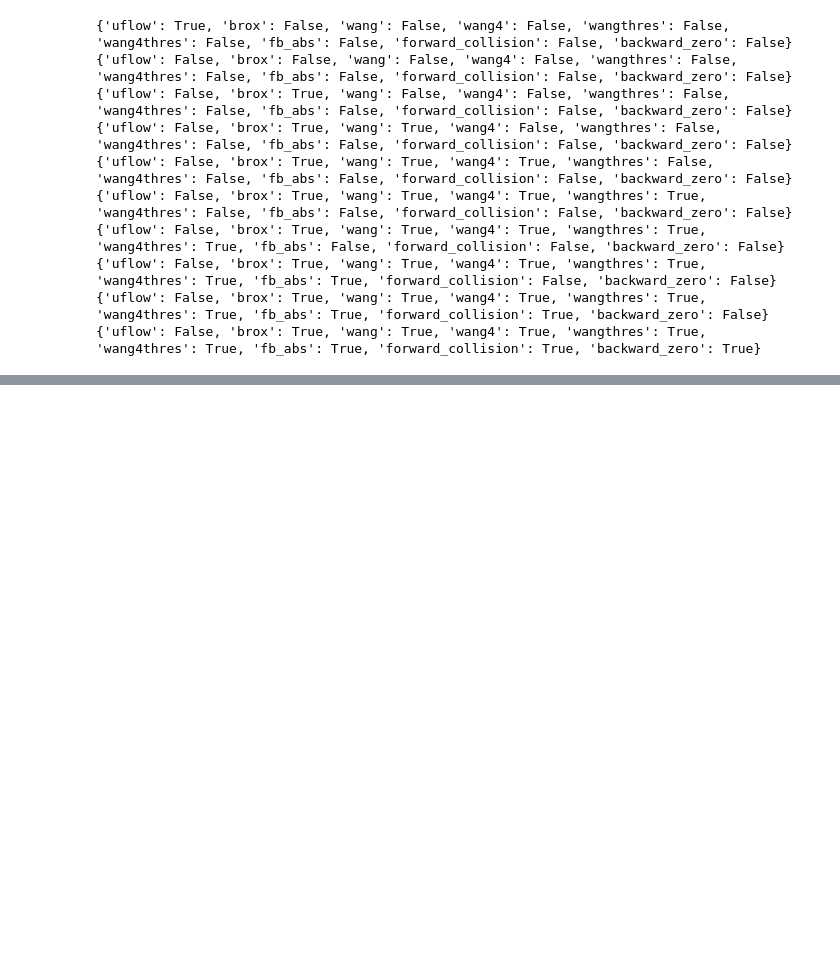
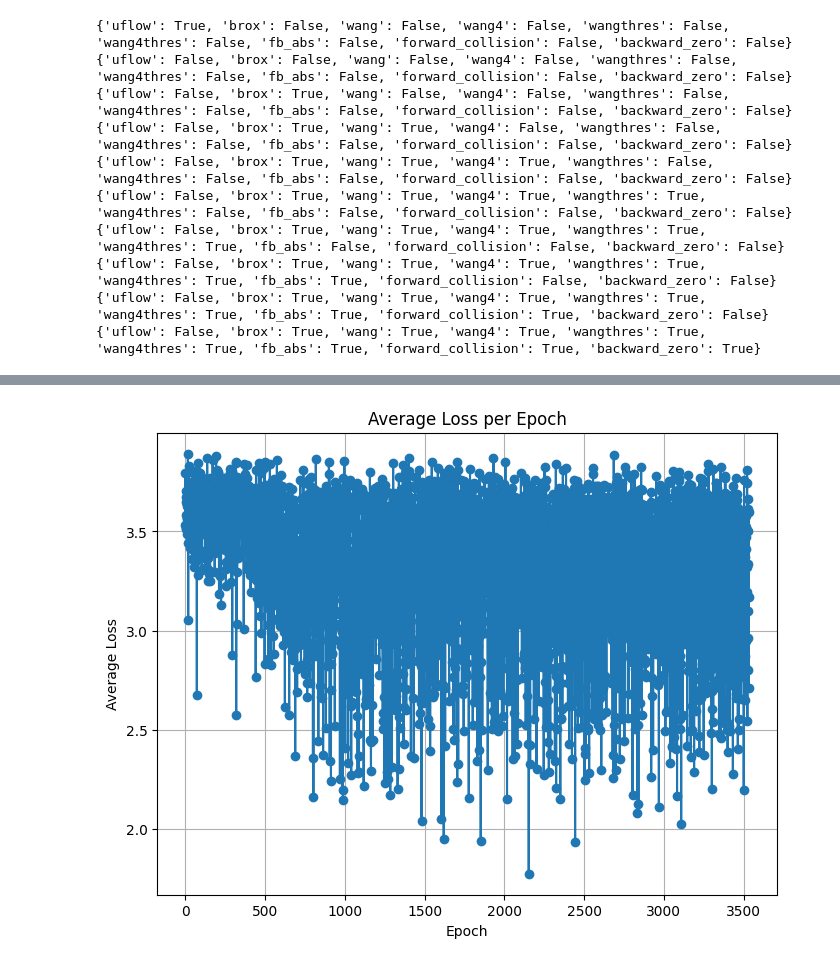
Before and after one commit to ZhaoxiZhang728/uflow_trans_pytorch, a Jupyter notebook: test.ipynb, the cells around one changed output, grey strips where cells are left out. Saved outputs shown, nothing was run; the diff lists cells and outputs as text; code cells hidden in the pictures; blank space fills up the shorter version.

```diff
--- a/test.ipynb
+++ b/test.ipynb
@@ -130,0 +197,10 @@ x
+# %%
+plt.figure(figsize=(8, 6))
+plt.plot(avg_losses.index, avg_losses.values, marker='o', linestyle='-')
+plt.xlabel('Epoch')
+plt.ylabel('Average Loss')
+plt.title('Average Loss per Epoch')
+plt.grid(True)
+plt.show()
+# %% [output]
+[figure, added]
```
Also changed, not shown: parts of 24 cells of this notebook, 52 other files.
